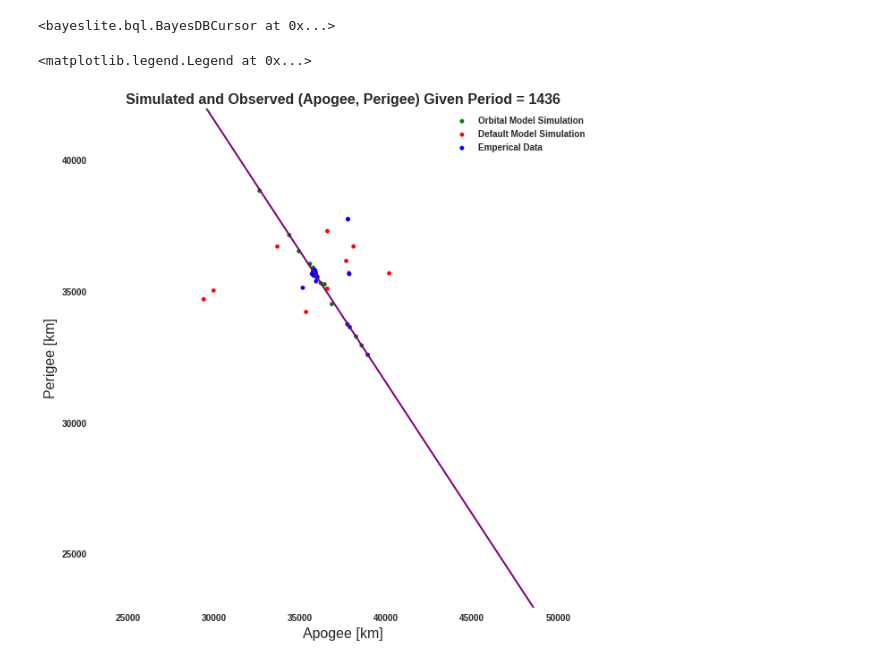
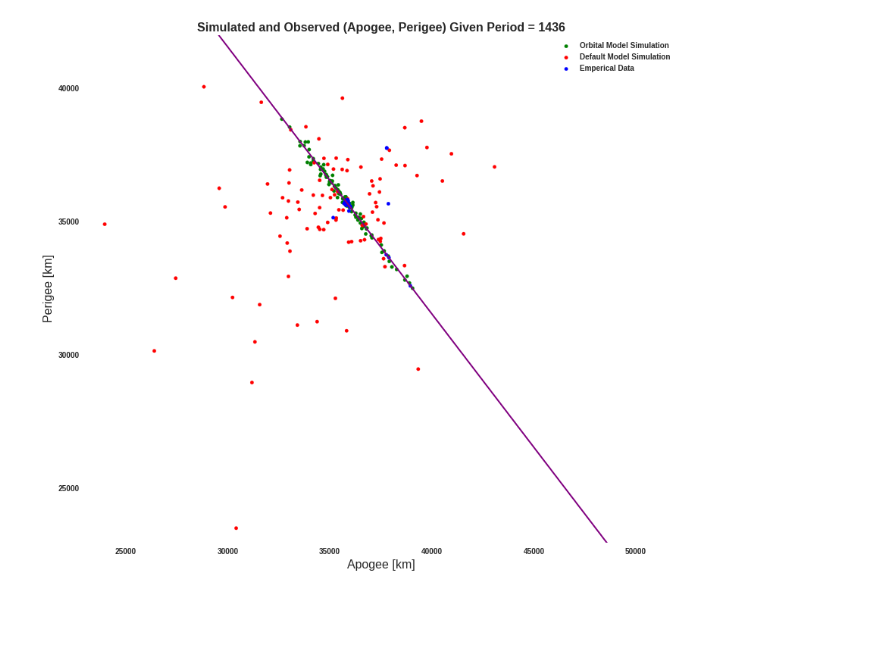
Before and after one commit to jayelm/bdbcontrib, a Jupyter notebook: src/foreign/demo/bayesdb_kepler.ipynb, the cells around one changed output. Saved outputs shown, nothing was run; the diff lists cells and outputs as text; code cells hidden in the pictures; blank space fills up the shorter version.

Commit message:
v1 with plots, 100 samples.

```diff
--- a/src/foreign/demo/bayesdb_kepler.ipynb
+++ b/src/foreign/demo/bayesdb_kepler.ipynb
@@ -29,7 +29,7 @@ from keplers_law import compute_period, compute_a, compute_T, EARTH_RADIUS
 
 matplotlib.rcParams['lines.linewidth'] = 2
 matplotlib.rcParams['font.weight'] = 'bold'
-matplotlib.rcParams['figure.figsize'] = 12, 12
+matplotlib.rcParams['figure.figsize'] = 14, 12
 matplotlib.rcParams['axes.grid'] = True
 
 # Convenient query wrapper.
@@ -44,7 +44,7 @@ bdb_default = bayeslite.bayesdb_open('sat2.bdb')
 bdb_kepler = bayeslite.bayesdb_open('sat.bdb')
 bayeslite.bayesdb_register_metamodel(bdb_kepler, Composer())
 bdb_kepler.execute("""
-    CREATE GENERATOR test12 FOR satellites USING composer(
+    CREATE GENERATOR sat_custom FOR satellites USING composer(
         default (
             Country_of_Operator CATEGORICAL, Operator_Owner CATEGORICAL,
             Users CATEGORICAL, Purpose CATEGORICAL,
@@ -69,51 +69,49 @@ bdb_kepler.execute("""
                 GIVEN Perigee_km, Apogee_km
         )
     );""")
-bdb_kepler.execute('INITIALIZE 5 MODELS FOR test12;')
-bdb_kepler.execute('ANALYZE test12 FOR 1 ITERATION WAIT;');
+bdb_kepler.execute('INITIALIZE 5 MODELS FOR sat_custom;')
+bdb_kepler.execute('ANALYZE sat_custom FOR 1 ITERATION WAIT;');
-# %% [output]
-<bayeslite.bql.BayesDBCursor at 0x...>
 # %%
 # Simulate from the distribution of (Apogee,Perigee|Period=1436). This query
 # represents a probabilistic inversion of Kepler's law, which computes the
 # Period from Apogee, Perigee.
 T = 1436
+
 KC = q(bdb_kepler, '''
-    SIMULATE Apogee_km, Perigee_km FROM test12
-        GIVEN Period_minutes = 1436 LIMIT 10;''')
+    SIMULATE Apogee_km, Perigee_km FROM sat_custom
+        GIVEN Period_minutes = 1436 LIMIT 100;''')
 
 DC = q(bdb_default, '''
     SIMULATE Apogee_km, Perigee_km FROM satellites_cc
-        GIVEN Period_minutes = 1436 LIMIT 10;''')
+        GIVEN Period_minutes = 1436 LIMIT 100;''')
 
 EC = q(bdb_default, '''
     SELECT Apogee_km, Perigee_km FROM satellites
         WHERE Period_minutes BETWEEN 1430 AND 1440
             AND Apogee_km IS NOT NULL
             AND Perigee_km IS NOT NULL;''')
 
 # Plot of the samples.
 fig, ax = plt.subplots()
 ax.scatter(KC['Apogee_km'], KC['Perigee_km'], color='green',
     label='Orbital Model Simulation')
 ax.scatter(DC['Apogee_km'], DC['Perigee_km'], color='red',
     label='Default Model Simulation')
 ax.scatter(EC['Apogee_km'], EC['Perigee_km'], color='blue',
     label='Emperical Data')
 
 ecc = np.linspace(-1,1,100)
 implied_apogee = (compute_a(T))*(1+ecc) - EARTH_RADIUS
 implied_perigee = (compute_a(T))*(1-ecc) - EARTH_RADIUS
 ax.plot(implied_perigee, implied_apogee, color='purple')
 
 ax.set_title('Simulated and Observed (Apogee, Perigee) Given Period = 1436',
     fontsize=16)
 ax.set_xlabel('Apogee [km]', fontsize=16)
 ax.set_ylabel('Perigee [km]', fontsize=16)
 ax.set_xlim([23000, 52000])
 ax.set_ylim([23000, 42000])
 ax.legend();
 # %% [output]
-<matplotlib.legend.Legend at 0x...>
-[figure, old version]
+[figure, new version]
 # %%
```
Also changed, not shown: parts of 3 cells of this notebook, 1 other file.
